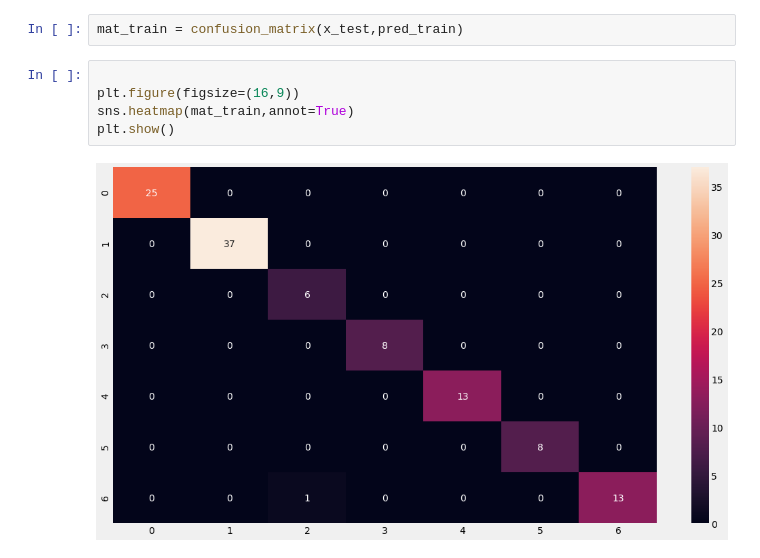
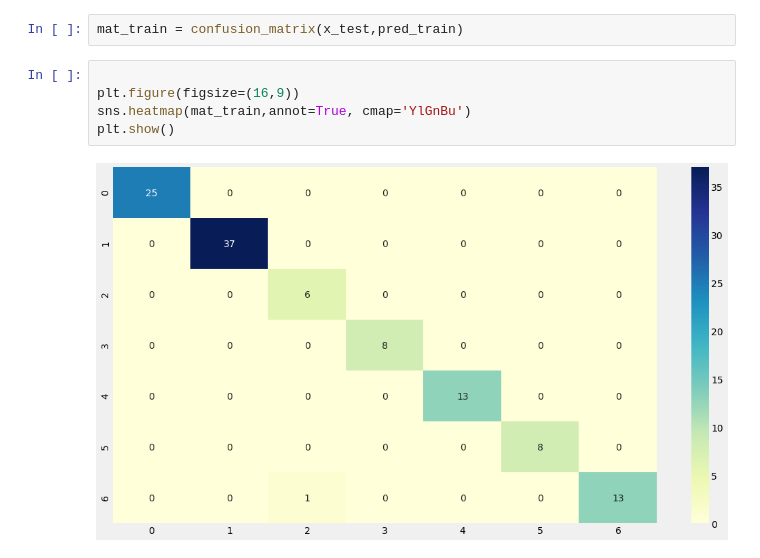
Before and after one commit to NaNdalal-dev/Fish-market, a Jupyter notebook: fish market.ipynb, the cells around one changed output. Saved outputs shown, nothing was run; the diff lists cells and outputs as text.

```diff
--- a/fish market.ipynb
+++ b/fish market.ipynb
@@ -170,7 +170,7 @@ mat_train = confusion_matrix(x_test,pred_train)
 # %%
 
 plt.figure(figsize=(16,9))
-sns.heatmap(mat_train,annot=True)
+sns.heatmap(mat_train,annot=True, cmap='YlGnBu')
 plt.show()
 # %% [output]
-[figure, old version]
+[figure, new version]
```
Also changed, not shown: parts of 1 cell of this notebook.
